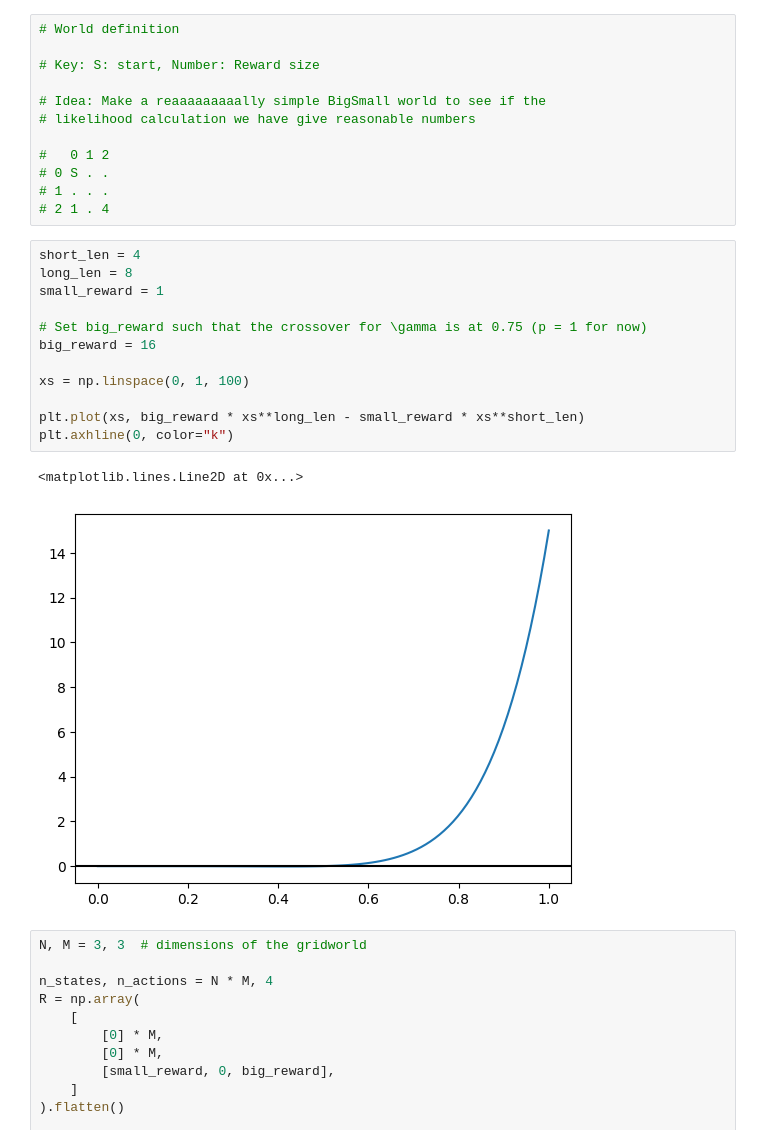
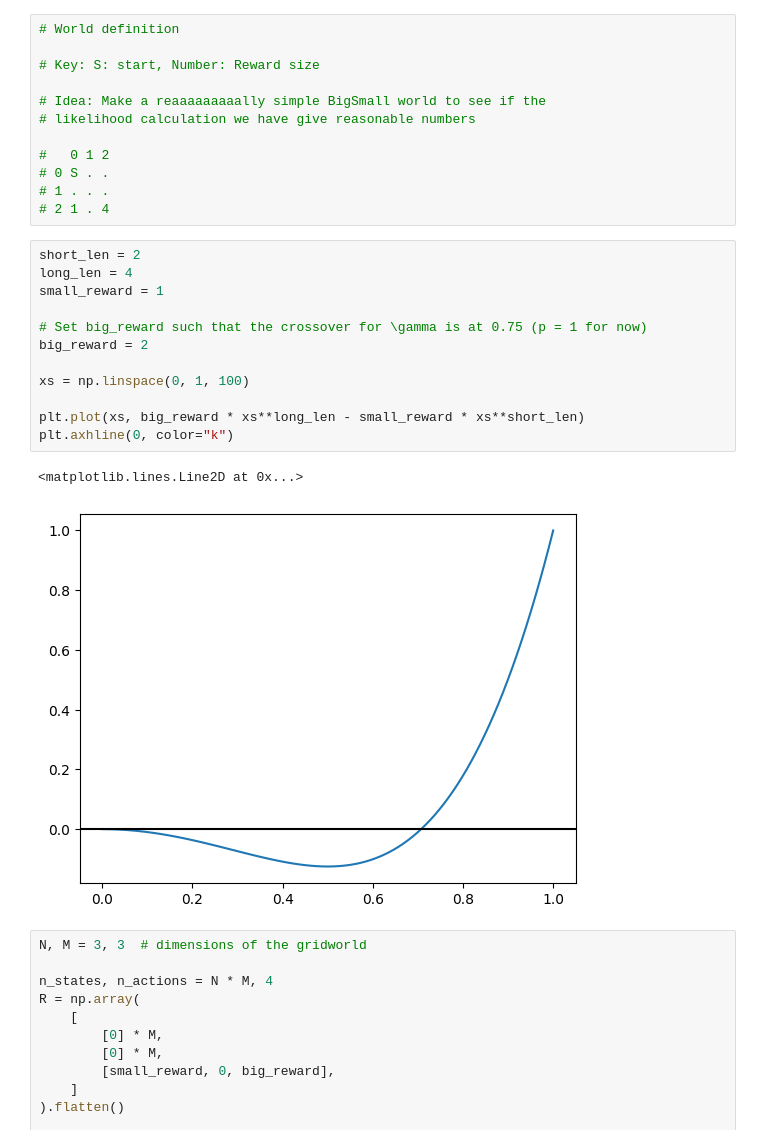
Before and after one commit to ankile/irl-environment-design, a Jupyter notebook: 03_la_value_iteration.ipynb, the cells around one changed output. Cells and saved outputs as stored; diff of their text form.

```diff
--- a/03_la_value_iteration.ipynb
+++ b/03_la_value_iteration.ipynb
@@ -190,20 +244,20 @@ def count_state_visits(trajectories, n_states):
 # 1 . . .
 # 2 1 . 4
 # %%
-short_len = 4
-long_len = 8
+short_len = 2
+long_len = 4
 small_reward = 1
 
 # Set big_reward such that the crossover for \gamma is at 0.75 (p = 1 for now)
-big_reward = 16
+big_reward = 2
 
 xs = np.linspace(0, 1, 100)
 
 plt.plot(xs, big_reward * xs**long_len - small_reward * xs**short_len)
 plt.axhline(0, color="k")
 # %% [output]
 <matplotlib.lines.Line2D at 0x...>
-[figure, old version]
+[figure, new version]
 # %%
 N, M = 3, 3  # dimensions of the gridworld
 
```
Also changed, not shown: parts of 27 cells of this notebook.
